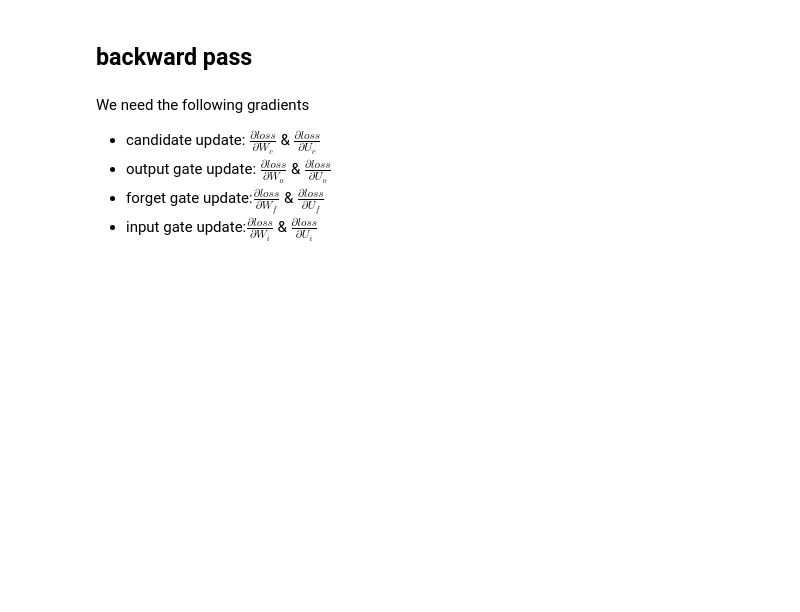
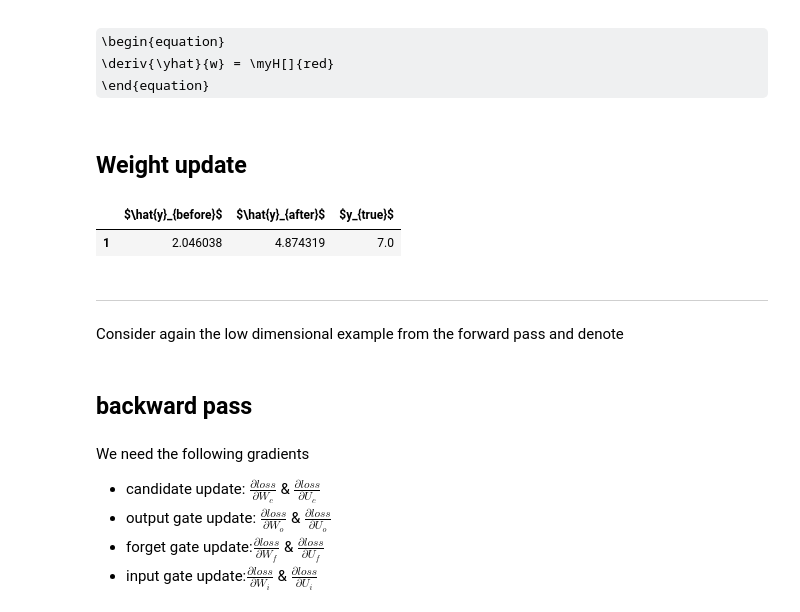
Before and after one commit to thsis/INFOSYS, a Jupyter notebook: models/LSTM-backprop.ipynb, the cells around one changed output. Drawn from its saved outputs; the diff is of its cells as text; code cells hidden in the pictures; some formulas as TeX source; blank space fills up the shorter version.

```diff
--- a/models/LSTM-backprop.ipynb
+++ b/models/LSTM-backprop.ipynb
@@ -144,0 +507,4 @@ for t, xt in enumerate(x):
+# %% [markdown]
+\begin{equation}
+\deriv{\yhat}{w} = \myH[]{red}
+\end{equation}
@@ -144,0 +516,2 @@ for t, xt in enumerate(x):
+# %% [markdown]
+## Weight update
@@ -145,3 +532,13 @@ for t, xt in enumerate(x):
+# %%
+yhat_after = forward()
+# %%
+pd.DataFrame({r"$\hat{y}_{before}$": yhat_before, r"$\hat{y}_{after}$": yhat_after, r"$y_{true}$": y}, index=[1])
+# %% [output]
+|  | $\hat{y}_{before}$ | $\hat{y}_{after}$ | $y_{true}$ |
+| 1 | 2.046038 | 4.874319 | 7.0 |
+# %% [markdown]
+---
+Consider again the low dimensional example from the forward pass and denote
 # %% [markdown]
 ## backward pass
 # %% [markdown]
```
Also changed, not shown: parts of 31 cells of this notebook, 1 other file.
